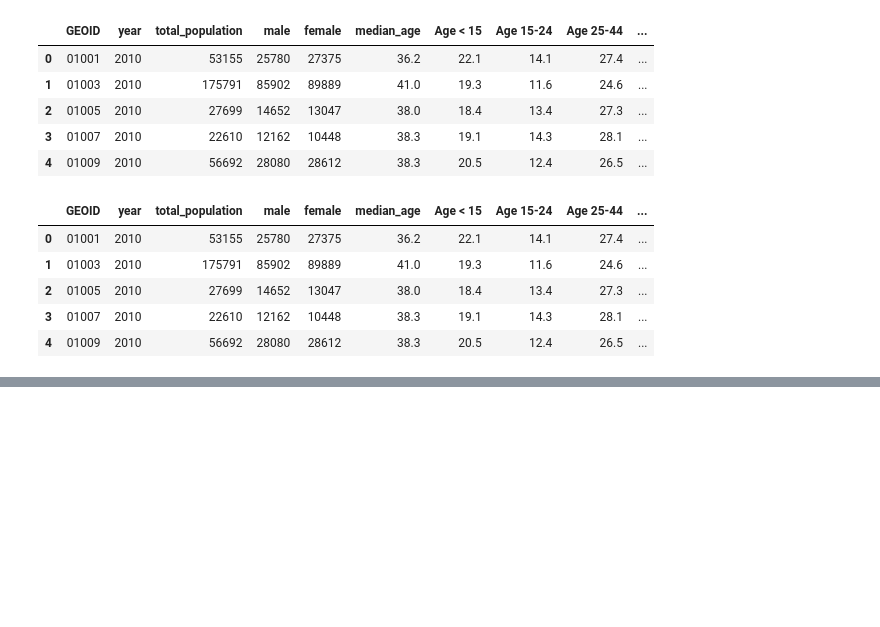
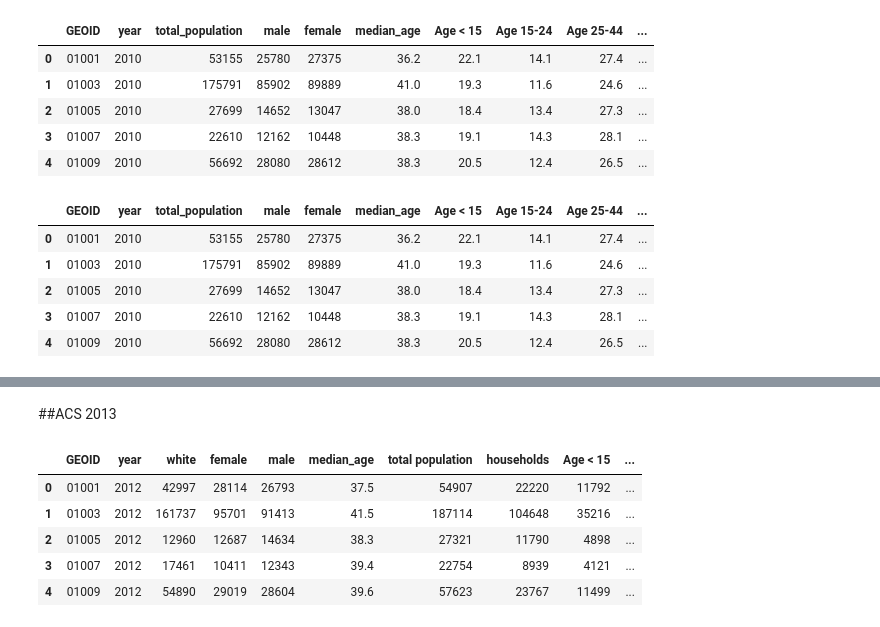
Before and after one commit to ReidelVichot/LC_identification, a Jupyter notebook: census_cleaning_11_18_24.ipynb, the cells around one changed output, grey strips where cells are left out. Saved outputs shown, nothing was run; the diff lists cells and outputs as text; code cells hidden in the pictures; blank space fills up the shorter version.

```diff
--- a/census_cleaning_11_18_24.ipynb
+++ b/census_cleaning_11_18_24.ipynb
@@ -274,0 +358,70 @@ acs5_11.head()
+# %% [markdown]
+##ACS 2013
+# %%
+acs5_13 = pd.read_csv(dpath + "ACSDP5Y2013.DP05-Data.csv", skiprows=1, low_memory=False)
+
+# -- create GEOID
+acs5_13["GEOID"] = acs5_13.Geography.str[-5:]
+# -- create year
+acs5_13["year"] = 2013
+
+# -- select columns
+cols = ['GEOID', 'year',
+         'Estimate!!RACE!!One race!!White',
+         'Estimate!!SEX AND AGE!!Under 5 years',
+         'Estimate!!SEX AND AGE!!5 to 9 years',
+         'Estimate!!SEX AND AGE!!10 to 14 years',
+         'Estimate!!SEX AND AGE!!15 to 19 years',
+         'Estimate!!SEX AND AGE!!20 to 24 years',
+         'Estimate!!SEX AND AGE!!25 to 34 years',
+         'Estimate!!SEX AND AGE!!35 to 44 years',
+         'Estimate!!SEX AND AGE!!45 to 54 years',
+         'Estimate!!SEX AND AGE!!55 to 59 years',
+         'Estimate!!SEX AND AGE!!60 to 64 years',
+         'Estimate!!SEX AND AGE!!65 years and over',
+         'Estimate!!SEX AND AGE!!Total population!!Female',
+         'Estimate!!SEX AND AGE!!Total population!!Male',
+         'Estimate!!SEX AND AGE!!Median age (years)',
+         'Estimate!!SEX AND AGE!!Total population',
+         'Estimate!!Total housing units']
+acs5_13 = acs5_13[cols]
+
+renamed_columns = {'Estimate!!RACE!!One race!!White': 'white',
+         'Estimate!!SEX AND AGE!!Under 5 years': "under_5_years" ,
+         'Estimate!!SEX AND AGE!!5 to 9 years': '5_to_9_years',
+         'Estimate!!SEX AND AGE!!10 to 14 years': '10_to_14_years',
+         'Estimate!!SEX AND AGE!!15 to 19 years': '15_to_19_years',
+         'Estimate!!SEX AND AGE!!20 to 24 years': '20_to_24_years',
+         'Estimate!!SEX AND AGE!!25 to 34 years': '25_to_34_years',
+         'Estimate!!SEX AND AGE!!35 to 44 years': '35_to_44_years',
+         'Estimate!!SEX AND AGE!!45 to 54 years': '45_to_54_years',
+         'Estimate!!SEX AND AGE!!55 to 59 years': '55_to_59_years',
+         'Estimate!!SEX AND AGE!!60 to 64 years': '60_to_64_years',
+         'Estimate!!SEX AND AGE!!65 years and over': '65_years_and_over',
+         'Estimate!!SEX AND AGE!!Total population!!Female': 'female',
+         'Estimate!!SEX AND AGE!!Total population!!Male': 'male',
+         'Estimate!!SEX AND AGE!!Median age (years)': 'median_age',
+         'Estimate!!SEX AND AGE!!Total population': 'total population',
+         'Estimate!!Total housing units': 'households'}
+acs5_13.rename(columns=renamed_columns, inplace=True)
+
+# -- create age groups
+acs5_13["Age < 15"] = acs5_13['under_5_years'] + acs5_13['5_to_9_years'] + acs5_13['10_to_14_years']
+acs5_13["Age 15-24"] = acs5_13['15_to_19_years'] + acs5_13['20_to_24_years']
+acs5_13["Age 25-44"] = acs5_13['25_to_34_years'] + acs5_13['35_to_44_years']
+acs5_13["Age 45-64"] = acs5_13['45_to_54_years'] + acs5_13['55_to_59_years'] + acs5_13['60_to_64_years']
+acs5_13["Age >= 65"] = acs5_13['65_years_and_over']
+
+
+# -- drop unnecesary columns
+acs5_13.drop(columns=['under_5_years', '5_to_9_years', '10_to_14_years',
+                      '15_to_19_years', '20_to_24_years', '25_to_34_years',
+                      '35_to_44_years', '45_to_54_years', '55_to_59_years',
+                      '60_to_64_years', '65_years_and_over'], inplace=True)
+# %% [output]
+|  | GEOID | year | white | female | male | median_age | total population | households | Age < 15 | ... |
+| 0 | 01001 | 2012 | 42997 | 28114 | 26793 | 37.5 | 54907 | 22220 | 11792 | ... |
+| 1 | 01003 | 2012 | 161737 | 95701 | 91413 | 41.5 | 187114 | 104648 | 35216 | ... |
+| 2 | 01005 | 2012 | 12960 | 12687 | 14634 | 38.3 | 27321 | 11790 | 4898 | ... |
+| 3 | 01007 | 2012 | 17461 | 10411 | 12343 | 39.4 | 22754 | 8939 | 4121 | ... |
+| 4 | 01009 | 2012 | 54890 | 29019 | 28604 | 39.6 | 57623 | 23767 | 11499 | ... |
```
Also changed, not shown: parts of 34 cells of this notebook.
